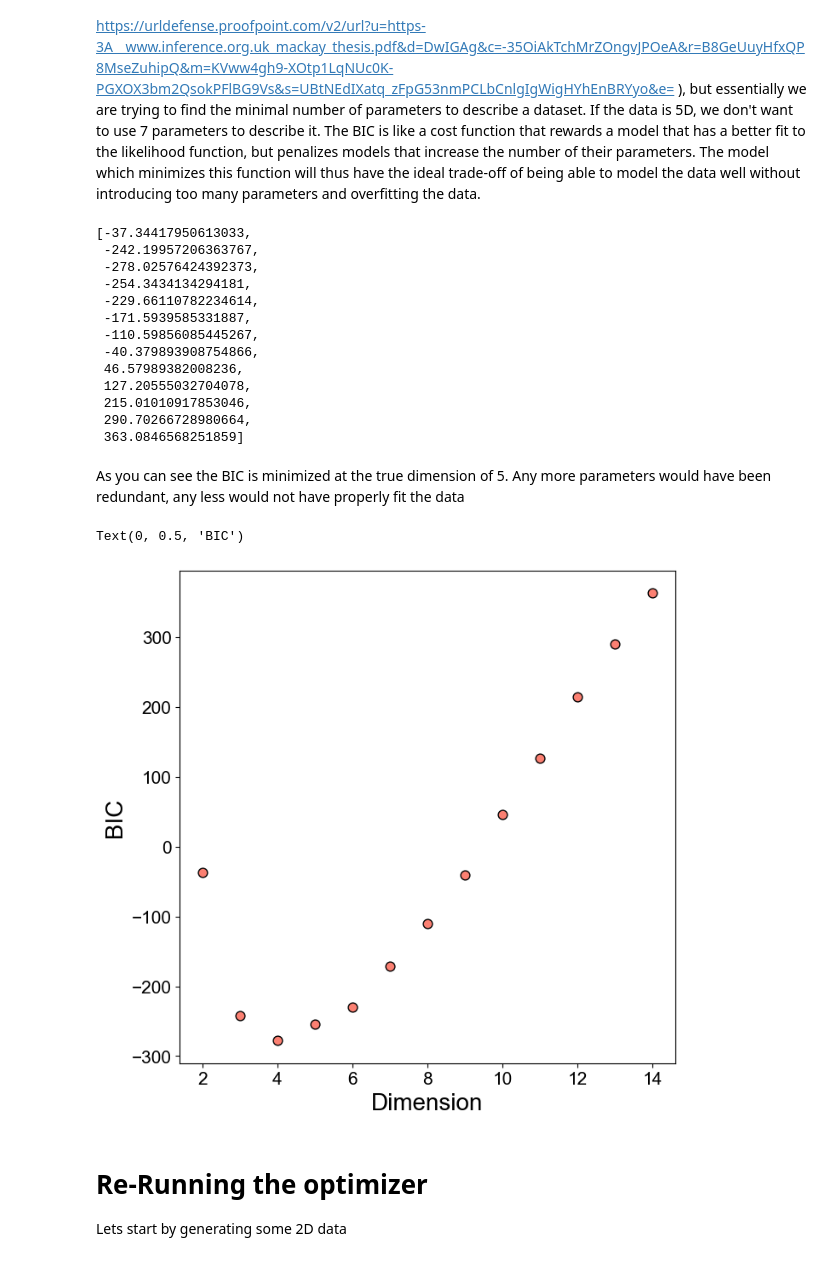
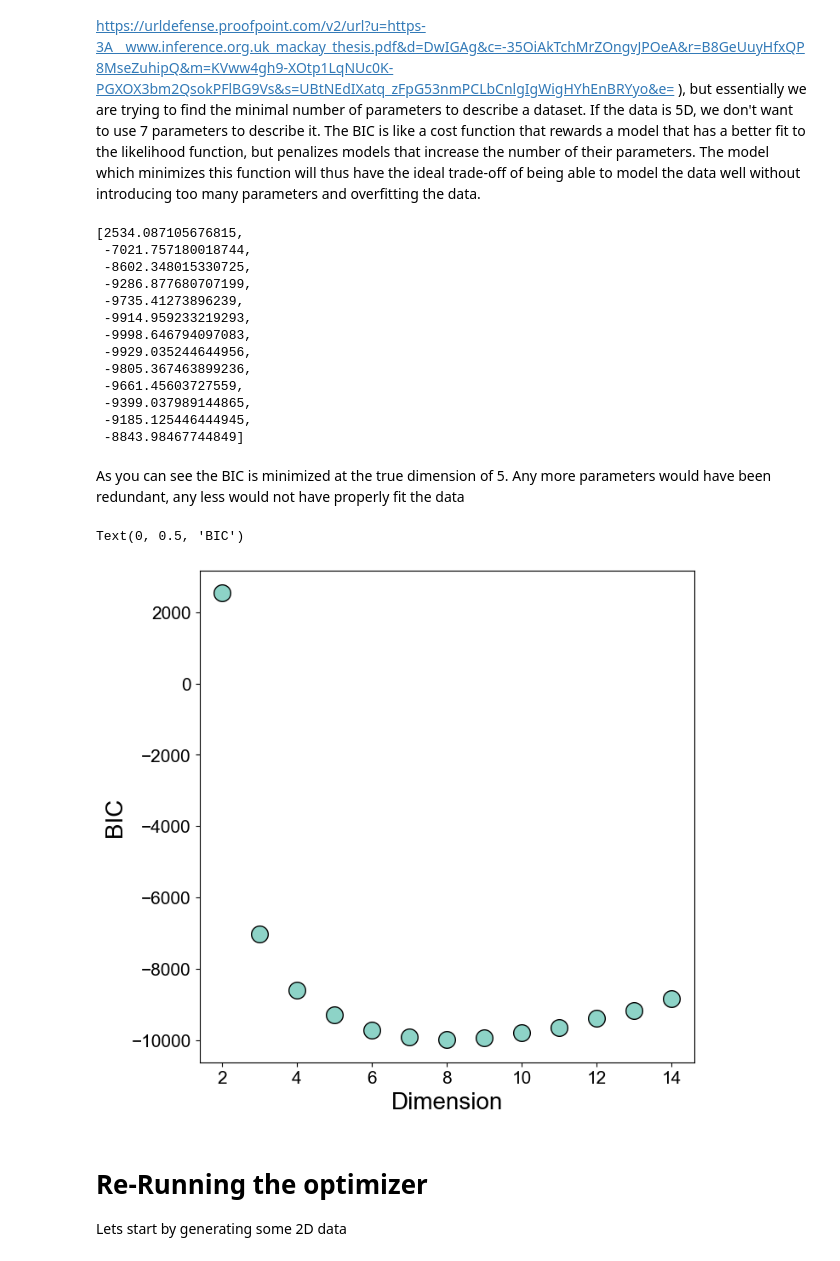
Before and after one commit to iulia-rusu/hyperbolic_sensory_stim, a Jupyter notebook: HMDS-example/HMDS_single_worm_unclustered.ipynb, the cells around one changed output. Cells and saved outputs as stored; diff of their text form; code cells hidden in the pictures.

```diff
--- a/HMDS-example/HMDS_single_worm_unclustered.ipynb
+++ b/HMDS-example/HMDS_single_worm_unclustered.ipynb
@@ -119,0 +111,7 @@ distance_matrix_squaredp.shape
+# %%
+bacteria = np.load('/Users/iuliarusu/Documents/Sharpee/ProcAiryData/Yfull_op50_SF.npz')
+bacteria_arr_0= bacteria['arr_1']
+bacteria_0_df = pd.DataFrame(bacteria_arr_0)
+corr_matrix = bacteria_0_df.corr()
+distance_matrix = 1 - corr_matrix
+distance_matrix_squaredp = (1 - corr_matrix**2) * 2
@@ -121,7 +123,7 @@ distance_matrix_squaredp.shape
 #dictionary to specify input to simulation
 
 # dat={'N':100, 'D':5, 'deltaij':mat_dim}
-dat = {'N': 29 , 'D': 3 , 'deltaij':distance_matrix_squaredp}
+dat = {'N': 135 , 'D': 3 , 'deltaij':distance_matrix_squaredp}
 #run optimizer
 model = ltz_m.optimize(data=dat, iter=250000, algorithm='LBFGS', tol_rel_grad=1e2)
 # %% [output]
@@ -321,7 +351,7 @@ Suppose we did not know a-priori that the data was 5D? This is usually the case
 # %%
 all_fits = []
 for d in np.arange(2,15):
-    dat={'N':29, 'D':d, 'deltaij':distance_matrix_squaredp}
+    dat={'N':135, 'D':d, 'deltaij':distance_matrix_squaredp}
     #run optimizer
     model = ltz_m.optimize(data=dat, iter=250000, algorithm='LBFGS', tol_rel_grad=1e2)
     all_fits.append({'euc':model.euc, 'sig':model.sig, 'lambda':model.stan_variable('lambda'), 't':model.time})
@@ -424,31 +492,31 @@ all_BIC = [BIC(fit, distance_matrix_squaredp) for fit in all_fits]
 # %%
 all_BIC
 # %% [output]
-[-37.34417950613033,
- -242.19957206363767,
- -278.02576424392373,
- -254.3434134294181,
- -229.66110782234614,
- -171.5939585331887,
- -110.59856085445267,
- -40.379893908754866,
- 46.57989382008236,
- 127.20555032704078,
- 215.01010917853046,
- 290.70266728980664,
- 363.0846568251859]
+[2534.087105676815,
+ -7021.757180018744,
+ -8602.348015330725,
+ -9286.877680707199,
+ -9735.41273896239,
+ -9914.959233219293,
+ -9998.646794097083,
+ -9929.035244644956,
+ -9805.367463899236,
+ -9661.45603727559,
+ -9399.037989144865,
+ -9185.125446444945,
+ -8843.98467744849]
 # %% [markdown]
 As you can see the BIC is minimized at the true dimension of 5. Any more parameters would have been redundant, any less would not have properly fit the data
 # %%
 fig, ax = plt.subplots(figsize=(7.5,7.5))
 
-ax.scatter(np.arange(2,15), all_BIC, c = '#fb8072', edgecolor = 'black', s = 60) #cornflowerblue, lightcoral
+ax.scatter(np.arange(2,15), all_BIC, c = '#8dd3c7', edgecolor = 'black', s = 200) #cornflowerblue, lightcoral
 ax.set_xlabel('Dimension', fontsize=20)
 ax.tick_params(axis='both', which='major', labelsize=15)
 ax.set_ylabel('BIC', fontsize=20)
 # %% [output]
 Text(0, 0.5, 'BIC')
-[figure, old version]
+[figure, new version]
 # %% [markdown]
 # Re-Running the optimizer
 Lets start by generating some 2D data
```
Also changed, not shown: parts of 24 cells of this notebook, 26 other files.
